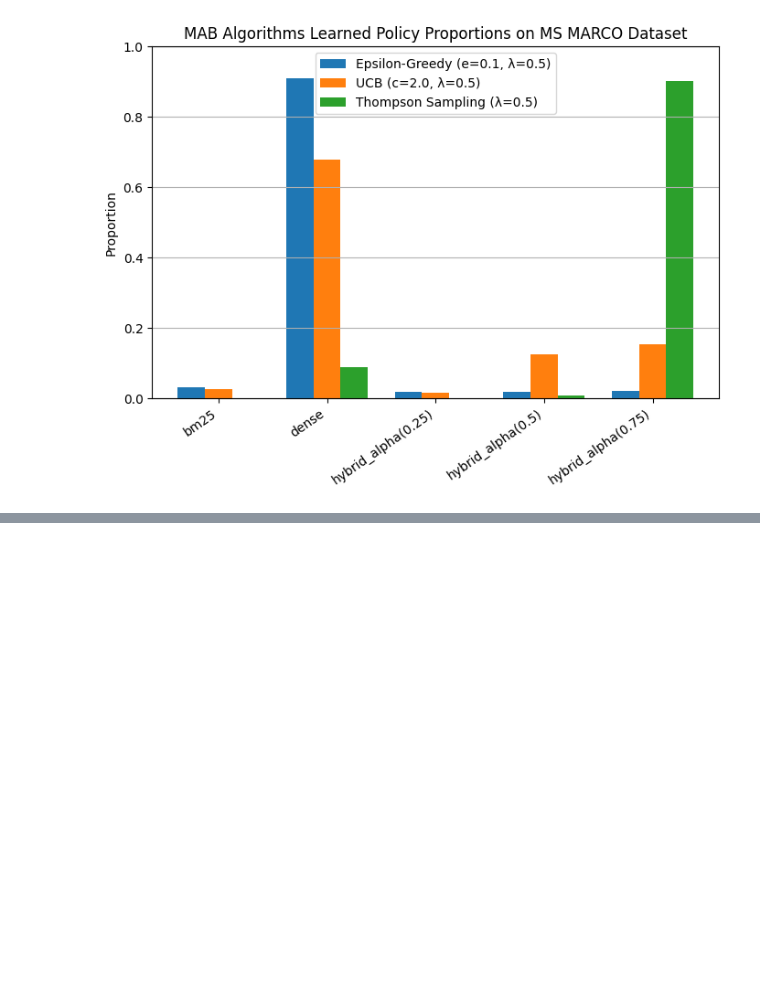
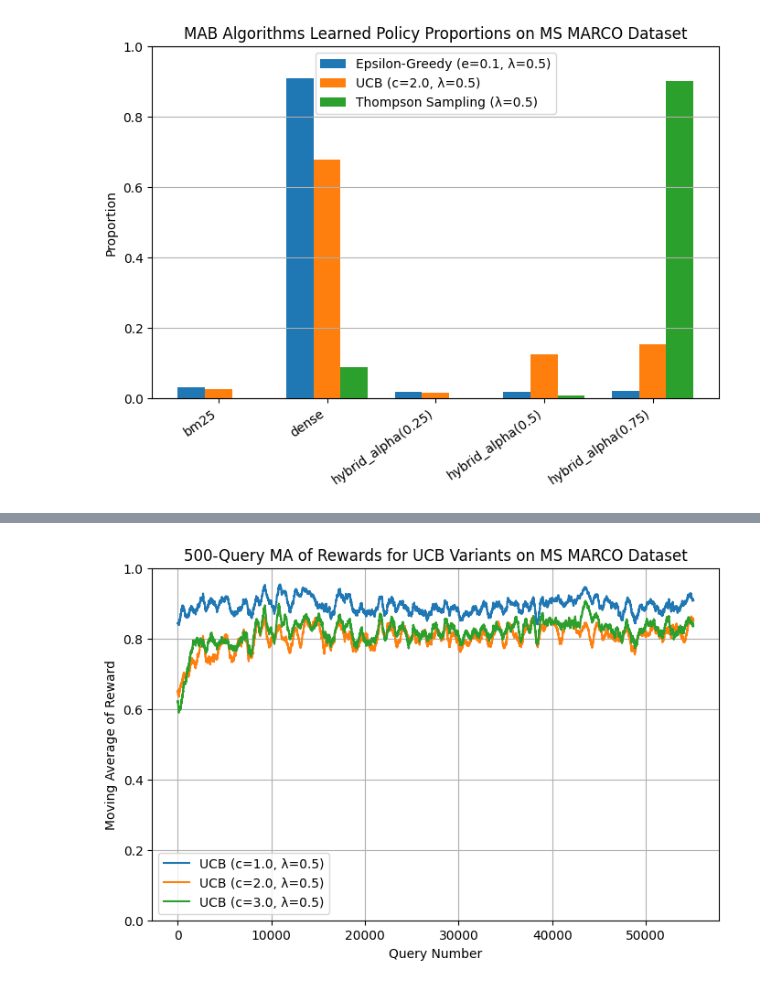
Before and after one commit to zzhenjie01/dsa4213-ay2526-group41, a Jupyter notebook: src/visualization_msmarco.ipynb, the cells around one changed output, grey strips where cells are left out. Saved outputs shown, nothing was run; the diff lists cells and outputs as text; code cells hidden in the pictures; blank space fills up the shorter version.

```diff
--- a/src/visualization_msmarco.ipynb
+++ b/src/visualization_msmarco.ipynb
@@ -84,0 +144,36 @@ plt.show()
+# %%
+ucb_c1_lambda05_path = "../results/UCB_c=1.0_lambda=0.5_metric=recall_seed=42_dataset=ms_marco_1763033873.json"
+ucb_c3_lambda05_path = "../results/UCB_c=3.0_lambda=0.5_metric=recall_seed=42_dataset=ms_marco_1763034893.json"
+
+with open(ucb_c1_lambda05_path, 'r') as f:
+    ucb_c1_lambda05_results = json.load(f)
+with open(ucb_c3_lambda05_path, 'r') as f:
+    ucb_c3_lambda05_results = json.load(f)
+# %%
+# Caclculate moving averages
+ucb_c1_lambda05_ma = moving_average(ucb_c1_lambda05_results['rewards'], WINDOW_SIZE, mode='valid')
+ucb_c3_lambda05_ma = moving_average(ucb_c3_lambda05_results['rewards'], WINDOW_SIZE, mode='valid')
+
+# Plot the moving averages for different UCB c values
+plt.figure(figsize=(8, 5))
+plt.plot(ucb_c1_lambda05_ma, label='UCB (c=1.0, λ=0.5)')
+plt.plot(ucb_c2_lambda05_ma, label='UCB (c=2.0, λ=0.5)')
+plt.plot(ucb_c3_lambda05_ma, label='UCB (c=3.0, λ=0.5)')
+plt.title(f'{WINDOW_SIZE}-Query MA of Rewards for UCB Variants on MS MARCO Dataset')
+plt.xlabel('Query Number')
+plt.ylabel('Moving Average of Reward')
+plt.ylim(0, 1)
+plt.grid(True)
+plt.legend()
+
+# Save the plot
+plt.savefig(
+    os.path.join(IMAGES_DIR, f'{DATASET_NAME}_ucb_different_c_{WINDOW_SIZE}_ma_rewards.png'),
+    bbox_inches='tight',
+    dpi=300
+)
+
+# Show the plot
+plt.show()
+# %% [output]
+[figure, added]
```
Also changed, not shown: parts of 4 cells of this notebook, 2 other files.
